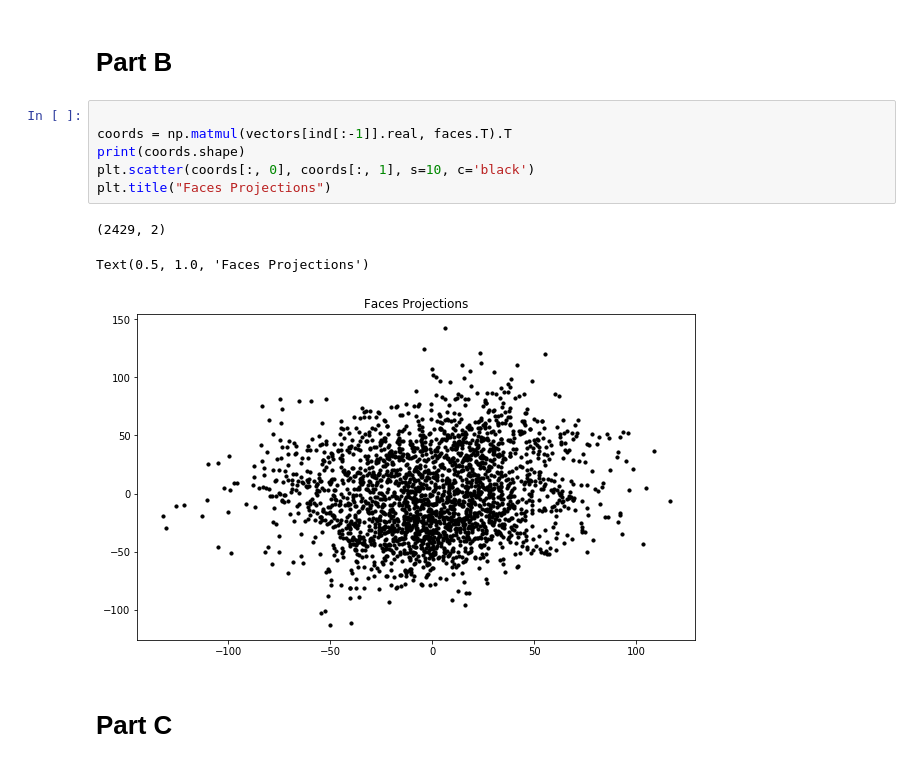
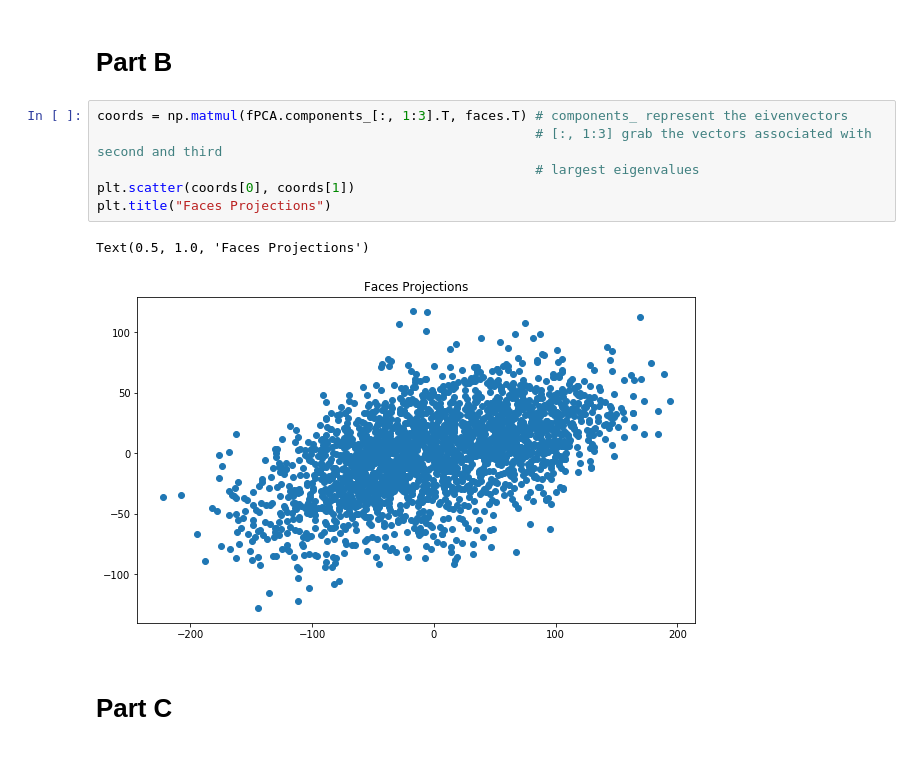
Before and after one commit to mmcinnestaylor/STA4634, a Jupyter notebook: Assignment12/HW12.ipynb, the cells around one changed output. Saved outputs shown, nothing was run; the diff lists cells and outputs as text.

```diff
--- a/Assignment12/HW12.ipynb
+++ b/Assignment12/HW12.ipynb
@@ -73,15 +70,14 @@ Text(0.5, 1.0, 'Eigenvalues without top three')
 # %% [markdown]
 # Part B
 # %%
-
-coords = np.matmul(vectors[ind[:-1]].real, faces.T).T
-print(coords.shape)
-plt.scatter(coords[:, 0], coords[:, 1], s=10, c='black')
+coords = np.matmul(fPCA.components_[:, 1:3].T, faces.T) # components_ represent the eivenvectors
+                                                        # [:, 1:3] grab the vectors associated with second and third
+                                                        # largest eigenvalues
+plt.scatter(coords[0], coords[1])
 plt.title("Faces Projections")
 # %% [output]
-(2429, 2)
+Text(0.5, 1.0, 'Faces Projections')
-Text(0.5, 1.0, 'Faces Projections')
-[figure, old version]
+[figure, new version]
 # %% [markdown]
 # Part C
 # %%
```
Also changed, not shown: parts of 4 cells of this notebook.
